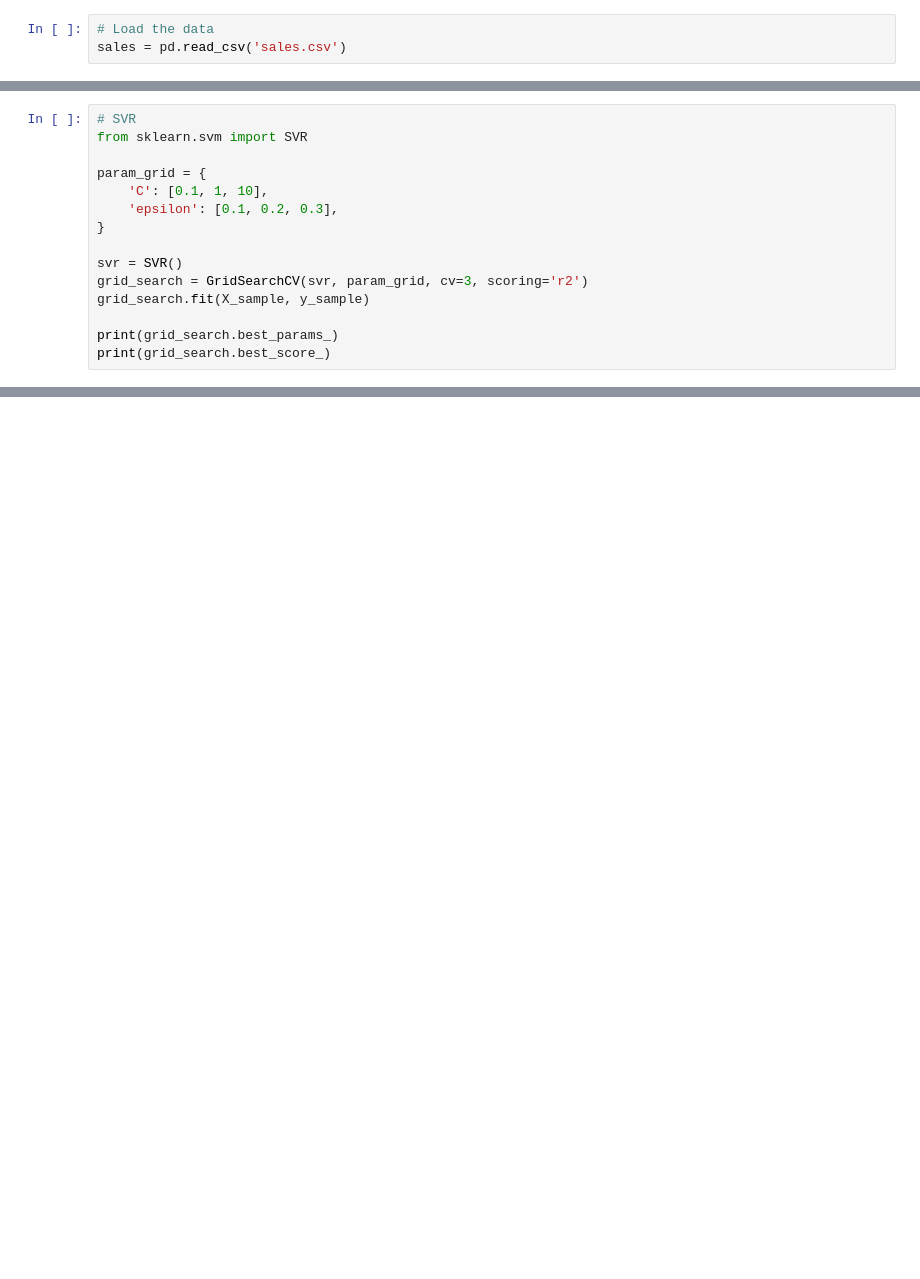
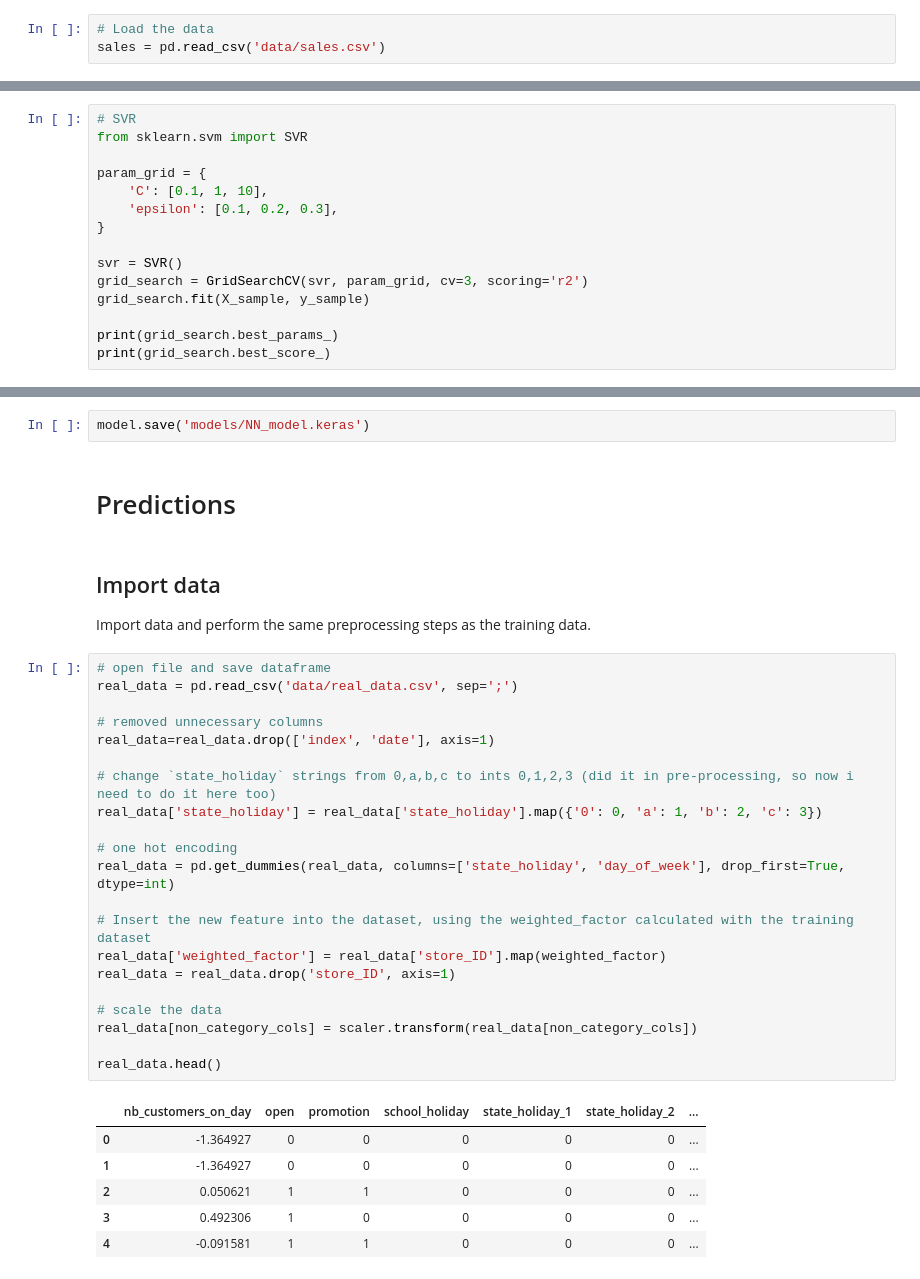
Before and after one commit to natanael-2012/Ironkaggle, a Jupyter notebook: working.ipynb, the cells around one changed output, grey strips where cells are left out. Saved outputs shown, nothing was run; the diff lists cells and outputs as text; blank space fills up the shorter version.

```diff
--- a/working.ipynb
+++ b/working.ipynb
@@ -21,7 +23,7 @@ from sklearn.model_selection import GridSearchCV
 ## Loading Data
 # %%
 # Load the data
-sales = pd.read_csv('sales.csv')
+sales = pd.read_csv('data/sales.csv')
 # %% [markdown]
 ## Data Exploration
 # %% [markdown]
@@ -504,0 +634,35 @@ print(grid_search.best_score_)
+# %%
+model.save('models/NN_model.keras')
+# %% [markdown]
+# Predictions
+# %% [markdown]
+## Import data
+Import data and perform the same preprocessing steps as the training data.
+# %%
+# open file and save dataframe
+real_data = pd.read_csv('data/real_data.csv', sep=';')
+
+# removed unnecessary columns
+real_data=real_data.drop(['index', 'date'], axis=1)
+
+# change `state_holiday` strings from 0,a,b,c to ints 0,1,2,3 (did it in pre-processing, so now i need to do it here too)
+real_data['state_holiday'] = real_data['state_holiday'].map({'0': 0, 'a': 1, 'b': 2, 'c': 3})
+
+# one hot encoding
+real_data = pd.get_dummies(real_data, columns=['state_holiday', 'day_of_week'], drop_first=True, dtype=int)
+
+# Insert the new feature into the dataset, using the weighted_factor calculated with the training dataset
+real_data['weighted_factor'] = real_data['store_ID'].map(weighted_factor)
+real_data = real_data.drop('store_ID', axis=1)
+
+# scale the data
+real_data[non_category_cols] = scaler.transform(real_data[non_category_cols])
+
+real_data.head()
+# %% [output]
+|  | nb_customers_on_day | open | promotion | school_holiday | state_holiday_1 | state_holiday_2 | ... |
+| 0 | -1.364927 | 0 | 0 | 0 | 0 | 0 | ... |
+| 1 | -1.364927 | 0 | 0 | 0 | 0 | 0 | ... |
+| 2 | 0.050621 | 1 | 1 | 0 | 0 | 0 | ... |
+| 3 | 0.492306 | 1 | 0 | 0 | 0 | 0 | ... |
+| 4 | -0.091581 | 1 | 1 | 0 | 0 | 0 | ... |
```
Also changed, not shown: parts of 25 cells of this notebook, 14 other files.
